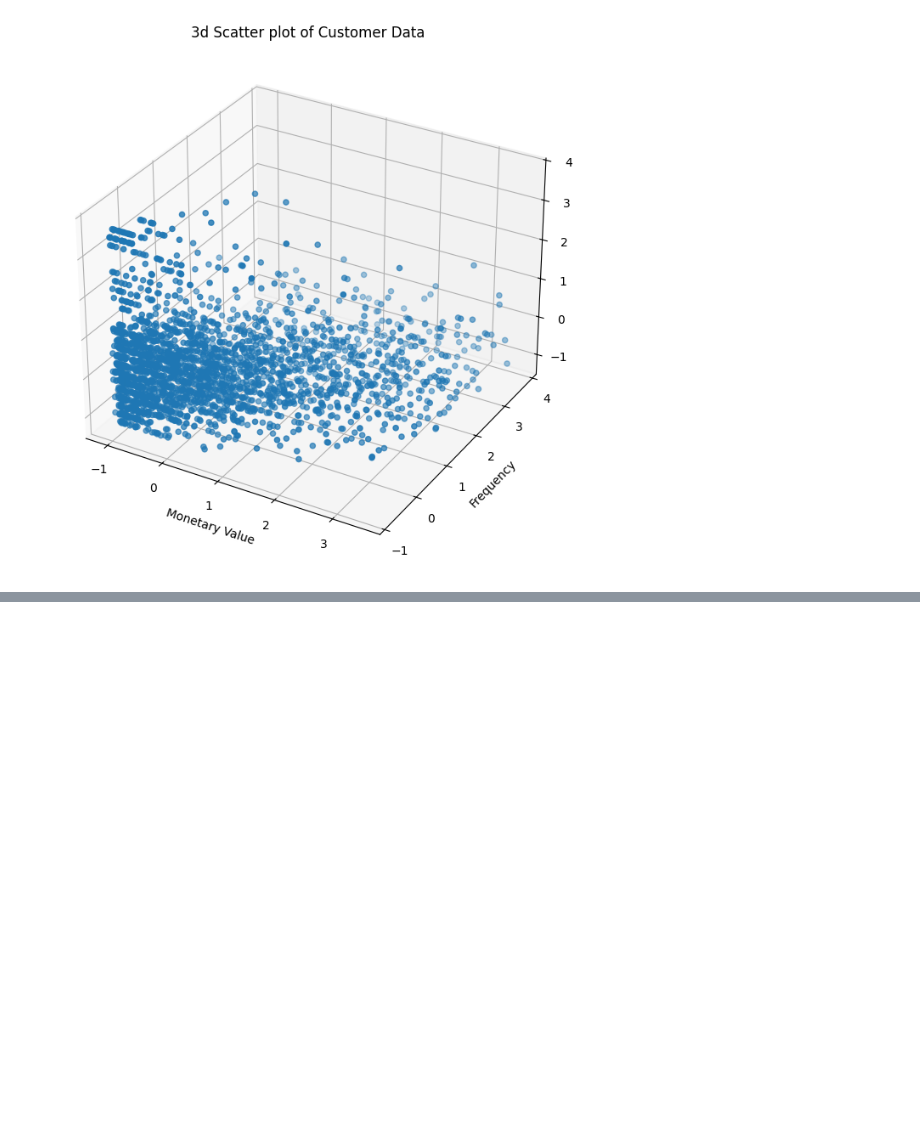
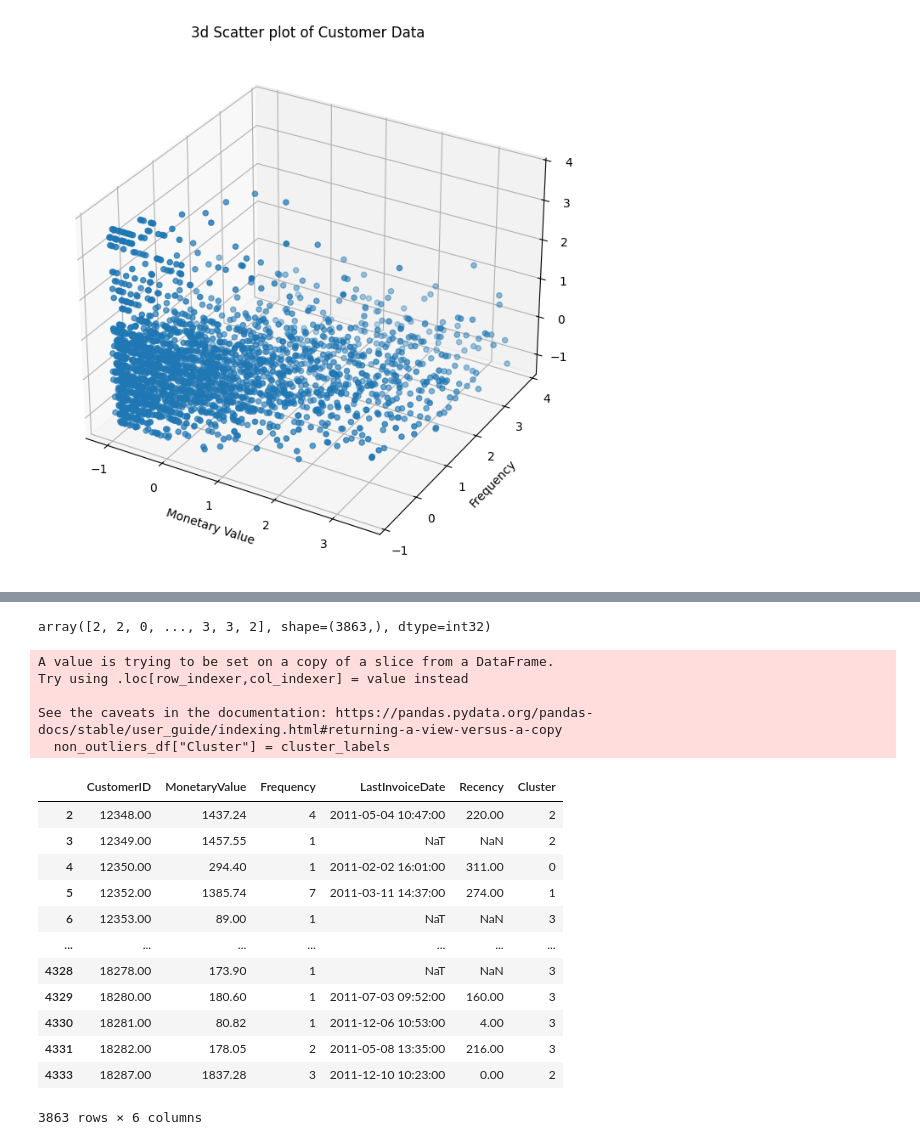
Before and after one commit to dhruvthumar/Project_CS4403-retail-mining, a Jupyter notebook: online-retail-data-clustering.ipynb, the cells around one changed output, grey strips where cells are left out. Cells and saved outputs as stored; diff of their text form; code cells hidden in the pictures; blank space fills up the shorter version.

```diff
--- a/online-retail-data-clustering.ipynb
+++ b/online-retail-data-clustering.ipynb
@@ -628,0 +678,28 @@ plt.show()
+# %%
+kmeans = KMeans(n_clusters=4, random_state=42, max_iter=1000)
+cluster_labels = kmeans.fit_predict(scaled_data_imputed)
+cluster_labels
+# %% [output]
+array([2, 2, 0, ..., 3, 3, 2], shape=(3863,), dtype=int32)
+# %%
+non_outliers_df["Cluster"] = cluster_labels
+non_outliers_df
+# %% [output]
+A value is trying to be set on a copy of a slice from a DataFrame.
+Try using .loc[row_indexer,col_indexer] = value instead
+
+See the caveats in the documentation: https://pandas.pydata.org/pandas-docs/stable/user_guide/indexing.html#returning-a-view-versus-a-copy
+  non_outliers_df["Cluster"] = cluster_labels
+|  | CustomerID | MonetaryValue | Frequency | LastInvoiceDate | Recency | Cluster |
+| 2 | 12348.00 | 1437.24 | 4 | 2011-05-04 10:47:00 | 220.00 | 2 |
+| 3 | 12349.00 | 1457.55 | 1 | NaT | NaN | 2 |
+| 4 | 12350.00 | 294.40 | 1 | 2011-02-02 16:01:00 | 311.00 | 0 |
+| 5 | 12352.00 | 1385.74 | 7 | 2011-03-11 14:37:00 | 274.00 | 1 |
+| 6 | 12353.00 | 89.00 | 1 | NaT | NaN | 3 |
+| ... | ... | ... | ... | ... | ... | ... |
+| 4328 | 18278.00 | 173.90 | 1 | NaT | NaN | 3 |
+| 4329 | 18280.00 | 180.60 | 1 | 2011-07-03 09:52:00 | 160.00 | 3 |
+| 4330 | 18281.00 | 80.82 | 1 | 2011-12-06 10:53:00 | 4.00 | 3 |
+| 4331 | 18282.00 | 178.05 | 2 | 2011-05-08 13:35:00 | 216.00 | 3 |
+| 4333 | 18287.00 | 1837.28 | 3 | 2011-12-10 10:23:00 | 0.00 | 2 |
+3863 rows × 6 columns
```
Also changed, not shown: parts of 9 cells of this notebook.
